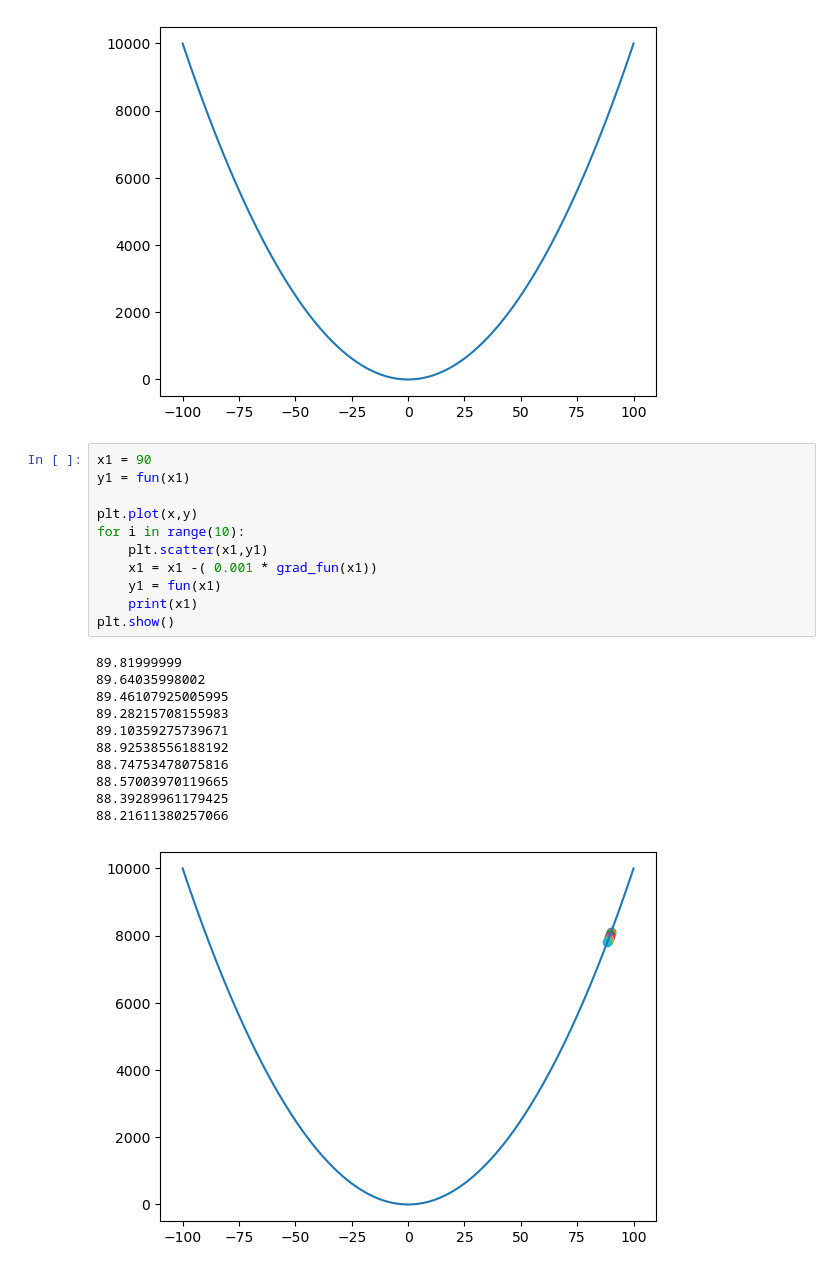
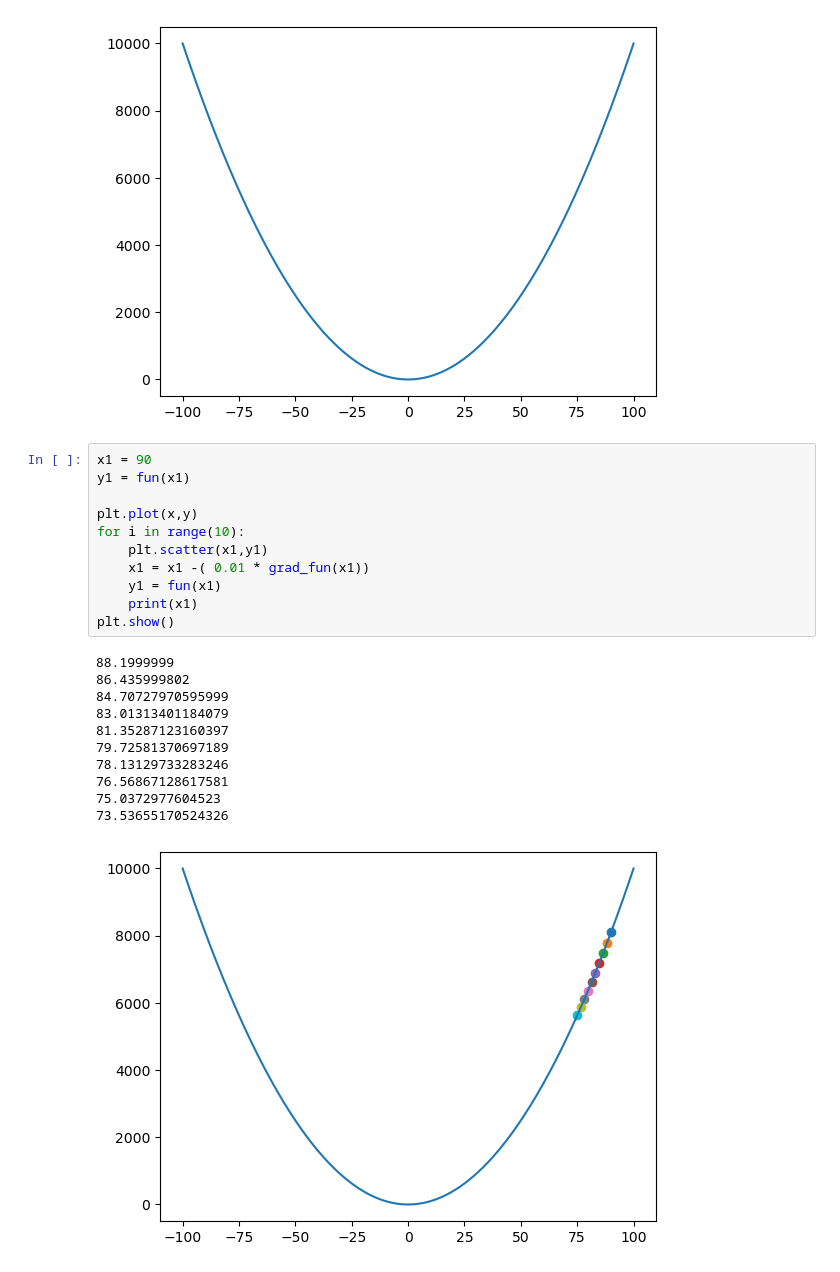
Before and after one commit to Jithendiran/mlTask, a Jupyter notebook: docs/gradient/LearningRate.ipynb, the cells around one changed output. Saved outputs shown, nothing was run; the diff lists cells and outputs as text.

```diff
--- a/docs/gradient/LearningRate.ipynb
+++ b/docs/gradient/LearningRate.ipynb
@@ -97,26 +97,26 @@ plt.show()
 # %%
 x1 = 90
 y1 = fun(x1)
 
 plt.plot(x,y)
 for i in range(10):
     plt.scatter(x1,y1)
-    x1 = x1 -( 0.001 * grad_fun(x1))
+    x1 = x1 -( 0.01 * grad_fun(x1))
     y1 = fun(x1)
     print(x1)
 plt.show()
 # %% [output]
-89.81999999
-89.64035998002
-89.46107925005995
-89.28215708155983
-89.10359275739671
-88.92538556188192
-88.74753478075816
-88.57003970119665
-88.39289961179425
-88.21611380257066
+88.1999999
+86.435999802
+84.70727970595999
+83.01313401184079
+81.35287123160397
+79.72581370697189
+78.13129733283246
+76.56867128617581
+75.0372977604523
+73.53655170524326
-[figure, old version]
+[figure, new version]
 # %%
 x1 = 90
 y1 = fun(x1)
```
Also changed, not shown: parts of 6 cells of this notebook, 3 other files.
